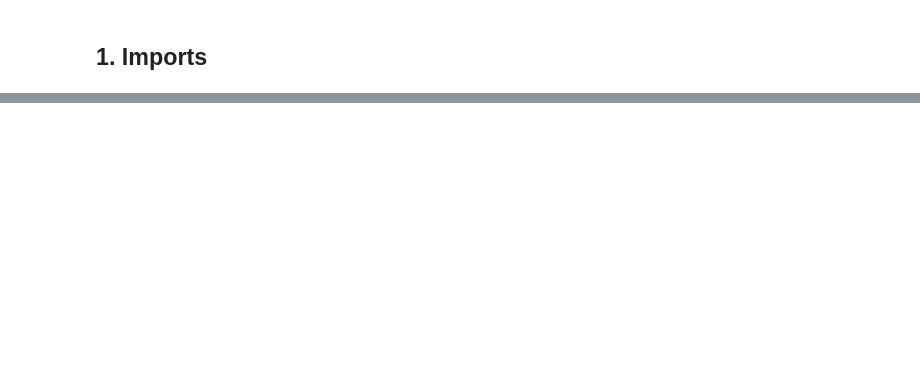
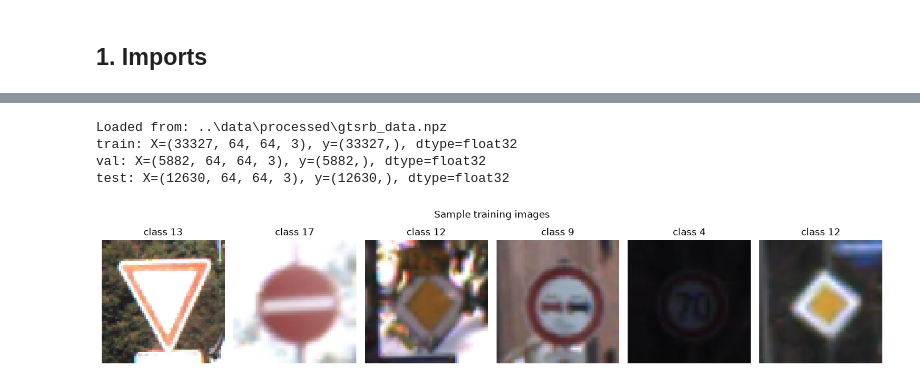
Before and after one commit to AaqibAR/DL_GroupProject, a Jupyter notebook: notebooks/resnet50_sajalee.ipynb, the cells around one changed output, grey strips where cells are left out. Cells and saved outputs as stored; diff of their text form; code cells hidden in the pictures; blank space fills up the shorter version.

```diff
--- a/notebooks/resnet50_sajalee.ipynb
+++ b/notebooks/resnet50_sajalee.ipynb
@@ -31,0 +80,46 @@ import matplotlib.pyplot as plt
+# %%
+DATA_CANDIDATES = [
+    os.path.join("..", "data", "processed", "gtsrb_data.npz"),
+    os.path.join("data", "processed", "gtsrb_data.npz"),
+]
+DATA_PATH = next((p for p in DATA_CANDIDATES if os.path.exists(p)), None)
+if DATA_PATH is None:
+    raise FileNotFoundError(
+        "gtsrb_data.npz not found. Ask the group leader for the shared, "
+        "pre-generated split and place it under data/processed/."
+    )
+
+data = np.load(DATA_PATH)
+X_train, y_train = data["X_train"], data["y_train"]
+X_val, y_val     = data["X_val"], data["y_val"]
+X_test, y_test   = data["X_test"], data["y_test"]
+
+print("Loaded from:", DATA_PATH)
+for name, X, y in [("train", X_train, y_train), ("val", X_val, y_val), ("test", X_test, y_test)]:
+    print(f"{name}: X={X.shape}, y={y.shape}, dtype={X.dtype}")
+
+assert X_train.shape[1:] == (IMG_SIZE, IMG_SIZE, NUM_CHANNELS), (
+    f"Expected images of shape ({IMG_SIZE},{IMG_SIZE},{NUM_CHANNELS}), got {X_train.shape[1:]}"
+)
+assert len(np.unique(y_train)) <= NUM_CLASSES
+# %% [output]
+Loaded from: ..\data\processed\gtsrb_data.npz
+train: X=(33327, 64, 64, 3), y=(33327,), dtype=float32
+val: X=(5882, 64, 64, 3), y=(5882,), dtype=float32
+test: X=(12630, 64, 64, 3), y=(12630,), dtype=float32
+# %%
+# Quick sanity check: a handful of training samples
+fig, axes = plt.subplots(1, 6, figsize=(14, 3))
+rng = np.random.default_rng(SEED)
+sample_idx = rng.choice(len(X_train), size=6, replace=False)
+for ax, idx in zip(axes, sample_idx):
+    img = X_train[idx]
+    img_disp = img.astype("uint8") if img.max() > 1.0 else img
+    ax.imshow(img_disp)
+    ax.set_title(f"class {y_train[idx]}")
+    ax.axis("off")
+plt.suptitle("Sample training images")
+plt.tight_layout()
+plt.show()
+# %% [output]
+[figure, added]
```
Also changed, not shown: parts of 34 cells of this notebook.
